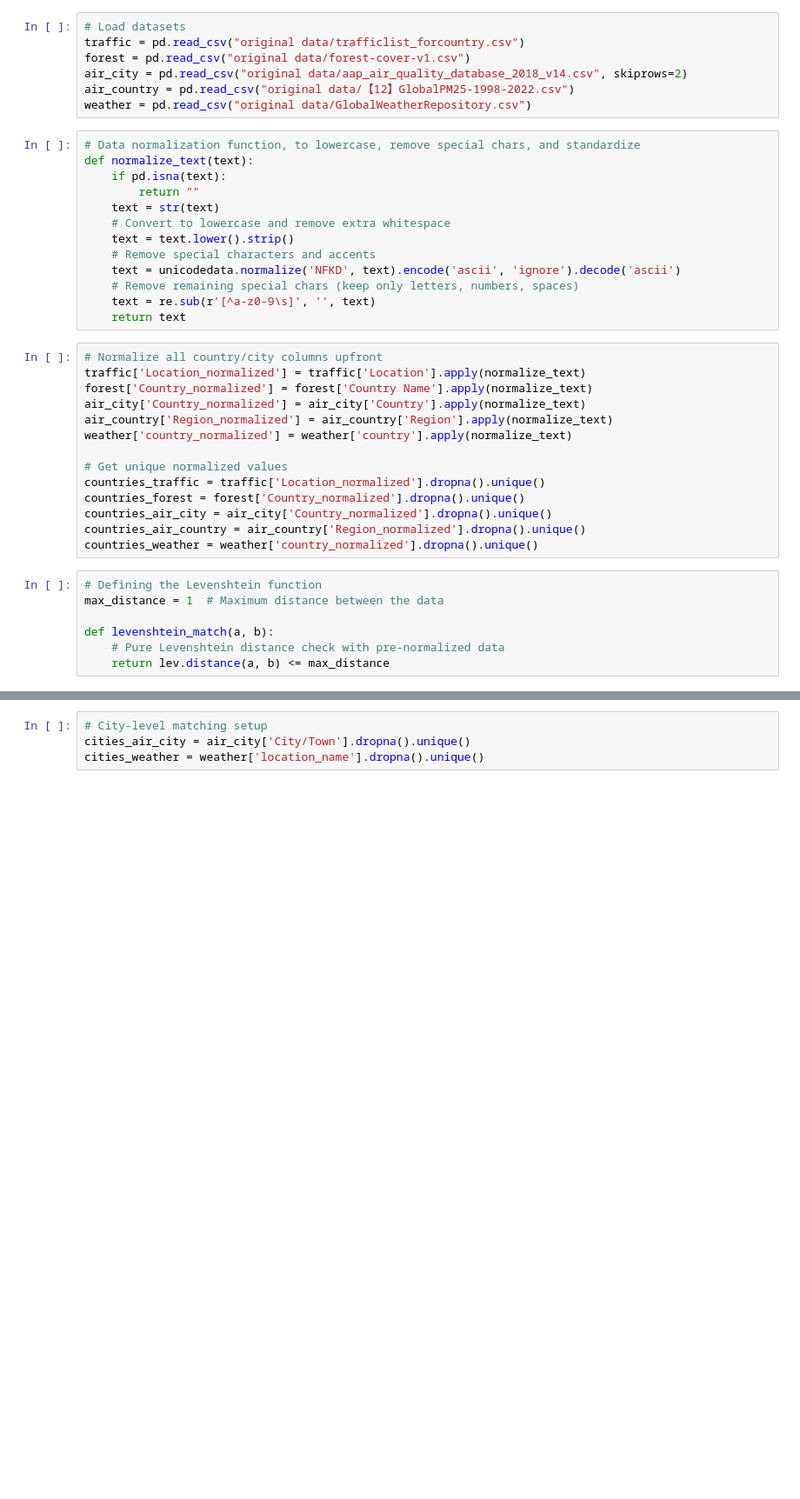
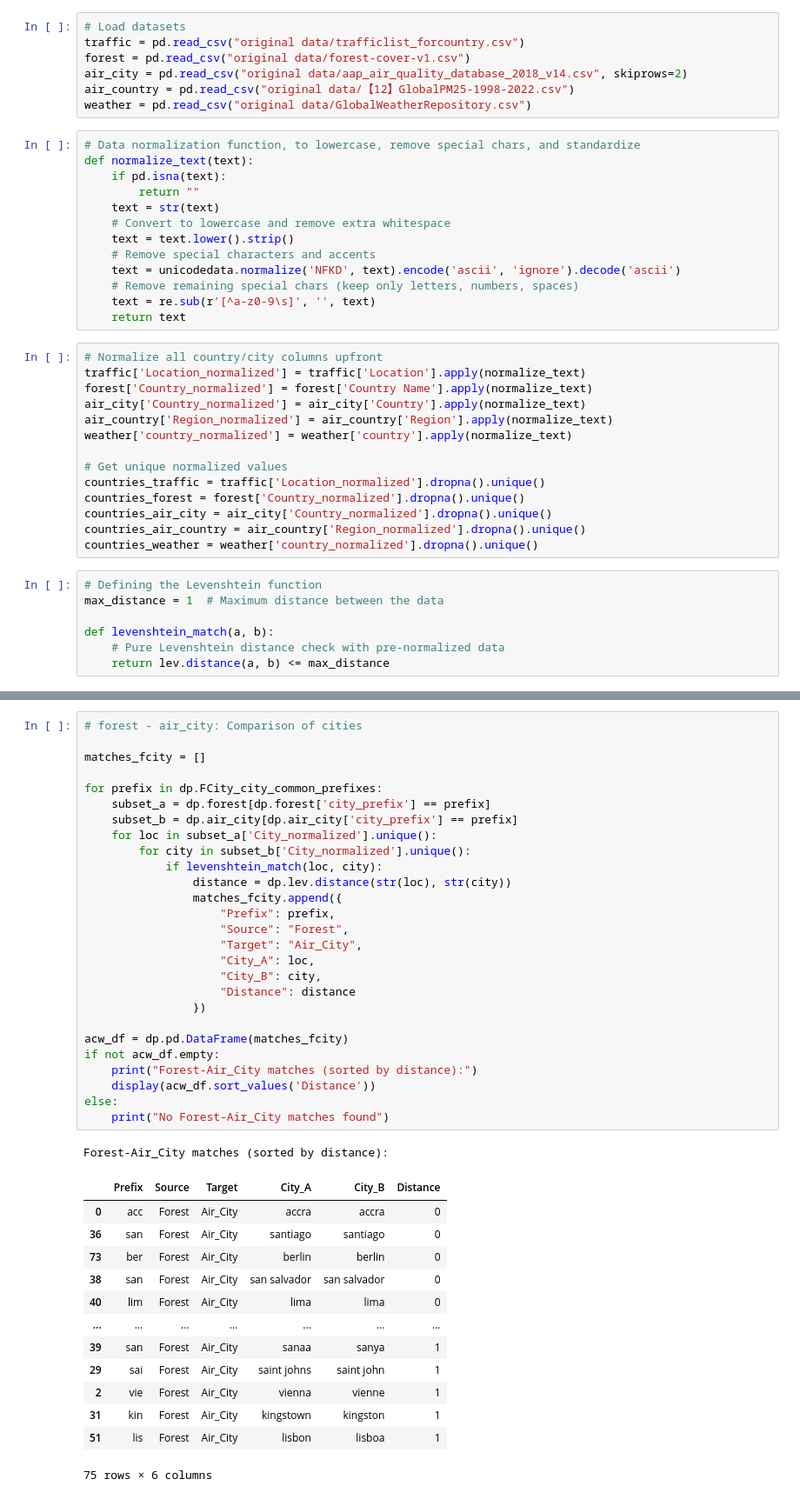
Before and after one commit to iceyubing/ipai25, a Jupyter notebook: levenshtein.ipynb, the cells around one changed output, grey strips where cells are left out. Shown at 87% size. Cells and saved outputs as stored; diff of their text form; blank space fills up the shorter version.

```diff
--- a/levenshtein.ipynb
+++ b/levenshtein.ipynb
@@ -421,6 +421,44 @@ Forest - Weather matches (sorted by distance):
 159 rows × 6 columns
-# %%
-# City-level matching setup
-cities_air_city = air_city['City/Town'].dropna().unique()
-cities_weather = weather['location_name'].dropna().unique()
+# %%
+# forest - air_city: Comparison of cities
+
+matches_fcity = []
+
+for prefix in dp.FCity_city_common_prefixes:
+    subset_a = dp.forest[dp.forest['city_prefix'] == prefix]
+    subset_b = dp.air_city[dp.air_city['city_prefix'] == prefix]
+    for loc in subset_a['City_normalized'].unique():
+        for city in subset_b['City_normalized'].unique():
+            if levenshtein_match(loc, city):
+                distance = dp.lev.distance(str(loc), str(city))
+                matches_fcity.append({
+                    "Prefix": prefix,
+                    "Source": "Forest",
+                    "Target": "Air_City",
+                    "City_A": loc,
+                    "City_B": city,
+                    "Distance": distance
+                })
+
+acw_df = dp.pd.DataFrame(matches_fcity)
+if not acw_df.empty:
+    print("Forest-Air_City matches (sorted by distance):")
+    display(acw_df.sort_values('Distance'))
+else:
+    print("No Forest-Air_City matches found")
+# %% [output]
+Forest-Air_City matches (sorted by distance):
+|  | Prefix | Source | Target | City_A | City_B | Distance |
+| 0 | acc | Forest | Air_City | accra | accra | 0 |
+| 36 | san | Forest | Air_City | santiago | santiago | 0 |
+| 73 | ber | Forest | Air_City | berlin | berlin | 0 |
+| 38 | san | Forest | Air_City | san salvador | san salvador | 0 |
+| 40 | lim | Forest | Air_City | lima | lima | 0 |
+| ... | ... | ... | ... | ... | ... | ... |
+| 39 | san | Forest | Air_City | sanaa | sanya | 1 |
+| 29 | sai | Forest | Air_City | saint johns | saint john | 1 |
+| 2 | vie | Forest | Air_City | vienna | vienne | 1 |
+| 31 | kin | Forest | Air_City | kingstown | kingston | 1 |
+| 51 | lis | Forest | Air_City | lisbon | lisboa | 1 |
+75 rows × 6 columns
 # %%
```
Also changed, not shown: parts of 11 cells of this notebook, 1 other file.
